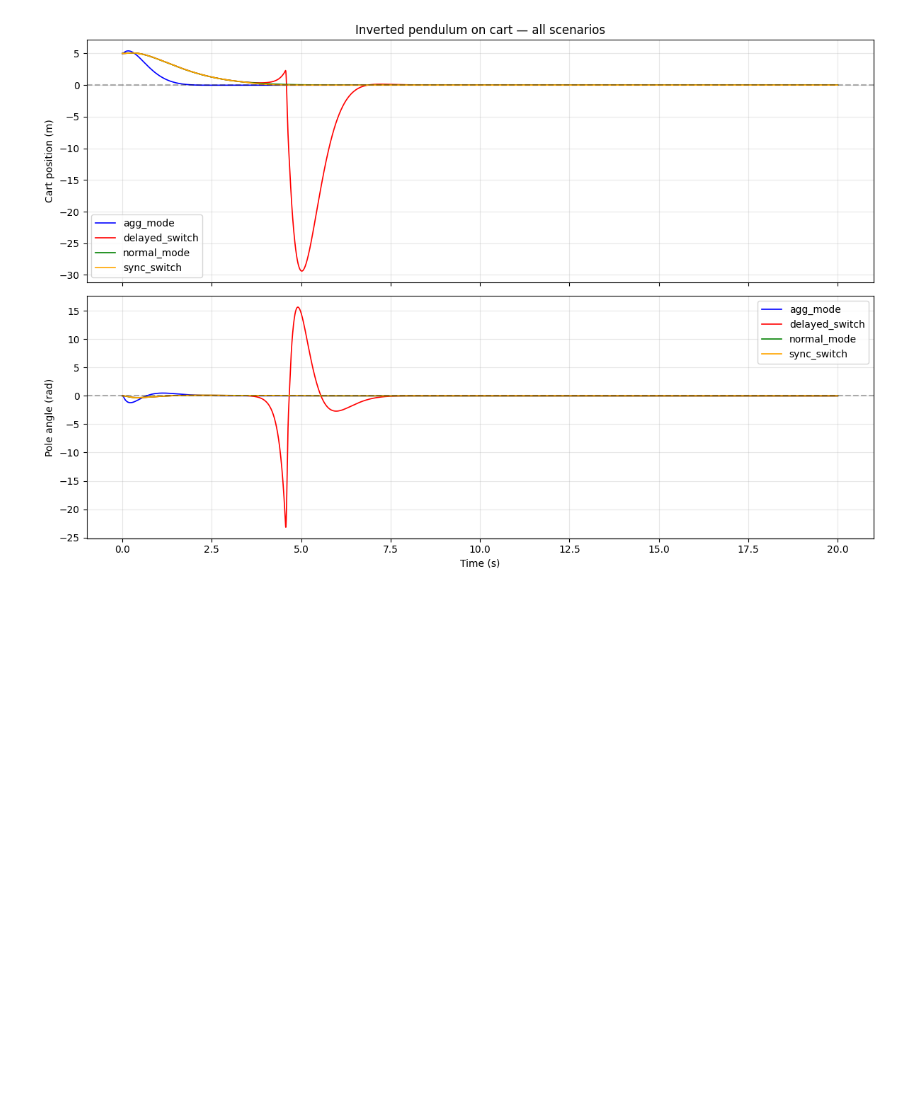
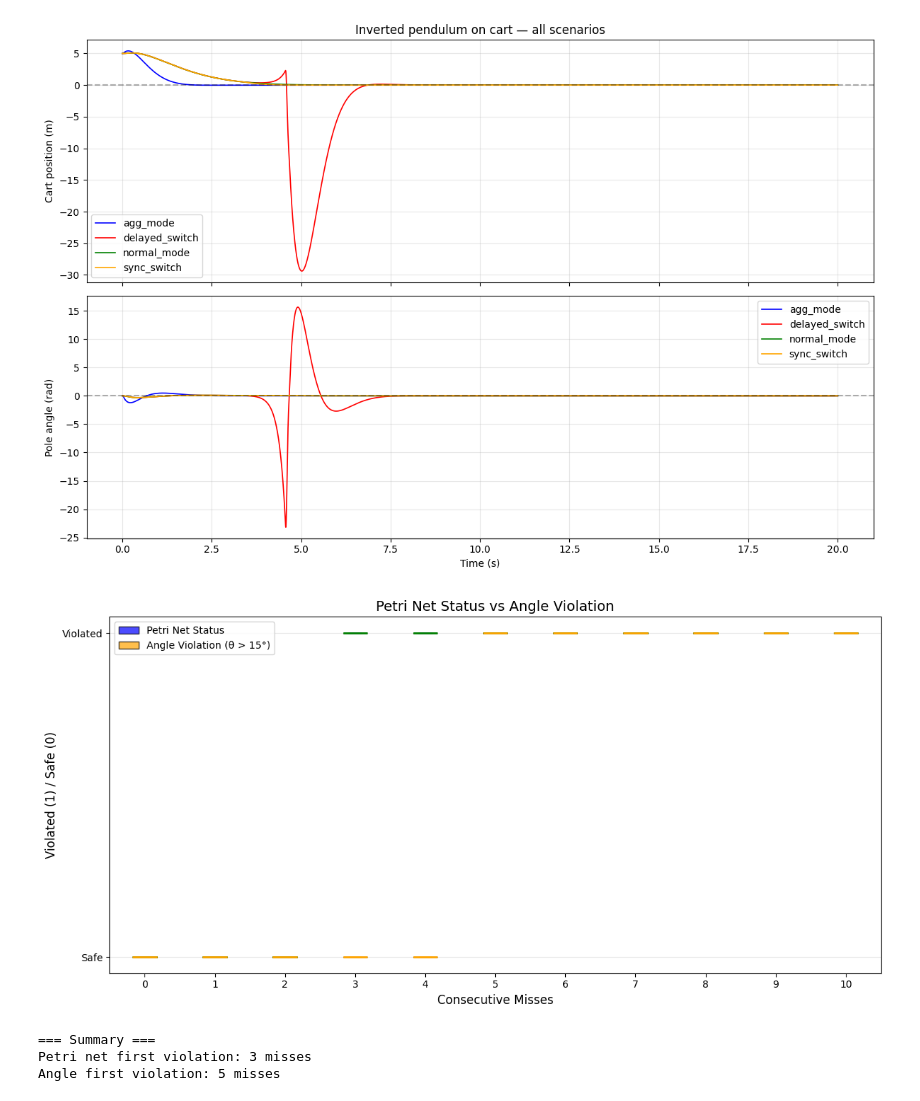
Before and after one commit to kss682/co-design-framework, a Jupyter notebook: confidence_plot.ipynb, the cells around one changed output. Drawn from its saved outputs; the diff is of its cells as text; code cells hidden in the pictures; blank space fills up the shorter version.

Commit message:
add box plot

```diff
--- a/confidence_plot.ipynb
+++ b/confidence_plot.ipynb
@@ -76,7 +76,9 @@ import numpy as np
 import pandas as pd
 import matplotlib.pyplot as plt
 
-state_files = sorted(glob.glob('results/**/*_states.csv', recursive=True))
+Folders = "results/**/*_states.csv"
+
+state_files = sorted(glob.glob(Folders, recursive=True))
 print(f"Found {len(state_files)} state files:")
 for f in state_files:
     print(f"  {f}")
@@ -115,3 +117,63 @@ Found 4 state files:
   results/single_pendulum_cart/normal_mode_states.csv
   results/single_pendulum_cart/sync_switch_states.csv
 [figure]
+# %%
+# Read data from CSV file
+df = pd.read_csv('benchmark/pattern_results_20260402_002102.csv')  # Change path as needed
+# Threshold for angle violation (15 degrees in radians)
+THETA_THRESHOLD = 0.261799
+
+
+# Status from Petri net validation (status column)
+df['petri_violated'] = (df['status'] == 'violated').astype(int)
+
+# Angle violation based on threshold
+df['angle_violated'] = (df['max_theta'] > THETA_THRESHOLD).astype(int)
+
+# Reshape data for box plot
+misses = df['consecutive_misses'].unique()
+
+petri_data = [df[df['consecutive_misses'] == m]['petri_violated'].values for m in misses]
+angle_data = [df[df['consecutive_misses'] == m]['angle_violated'].values for m in misses]
+
+# Box plot
+fig, ax = plt.subplots(figsize=(12, 6))
+
+positions_petri = np.array(misses)
+positions_angle = np.array(misses)
+
+bp1 = ax.boxplot(petri_data, positions=positions_petri, widths=0.35, patch_artist=True,
+                 boxprops=dict(facecolor='blue', alpha=0.7),
+                 medianprops=dict(color='green', linewidth=2),
+                 whiskerprops=dict(color='blue'),
+                 capprops=dict(color='blue'),
+                 flierprops=dict(markerfacecolor='blue', marker='o'))
+
+bp2 = ax.boxplot(angle_data, positions=positions_angle, widths=0.35, patch_artist=True,
+                 boxprops=dict(facecolor='orange', alpha=0.7),
+                 medianprops=dict(color='orange', linewidth=2),
+                 whiskerprops=dict(color='orange'),
+                 capprops=dict(color='orange'),
+                 flierprops=dict(markerfacecolor='orange', marker='o'))
+
+ax.set_xlabel('Consecutive Misses', fontsize=12)
+ax.set_ylabel('Violated (1) / Safe (0)', fontsize=12)
+ax.set_title('Petri Net Status vs Angle Violation', fontsize=14)
+ax.set_xticks(misses)
+ax.set_yticks([0, 1])
+ax.set_yticklabels(['Safe', 'Violated'])
+ax.legend([bp1['boxes'][0], bp2['boxes'][0]], ['Petri Net Status', 'Angle Violation (θ > 15°)'])
+ax.grid(True, axis='y', alpha=0.3)
+
+plt.tight_layout()
+plt.show()
+
+# Summary
+print("=== Summary ===")
+print(f"Petri net first violation: {df[df['petri_violated'] == 1]['consecutive_misses'].min()} misses")
+print(f"Angle first violation: {df[df['angle_violated'] == 1]['consecutive_misses'].min()} misses")
+# %% [output]
+[figure, added]
+=== Summary ===
+Petri net first violation: 3 misses
+Angle first violation: 5 misses
```
